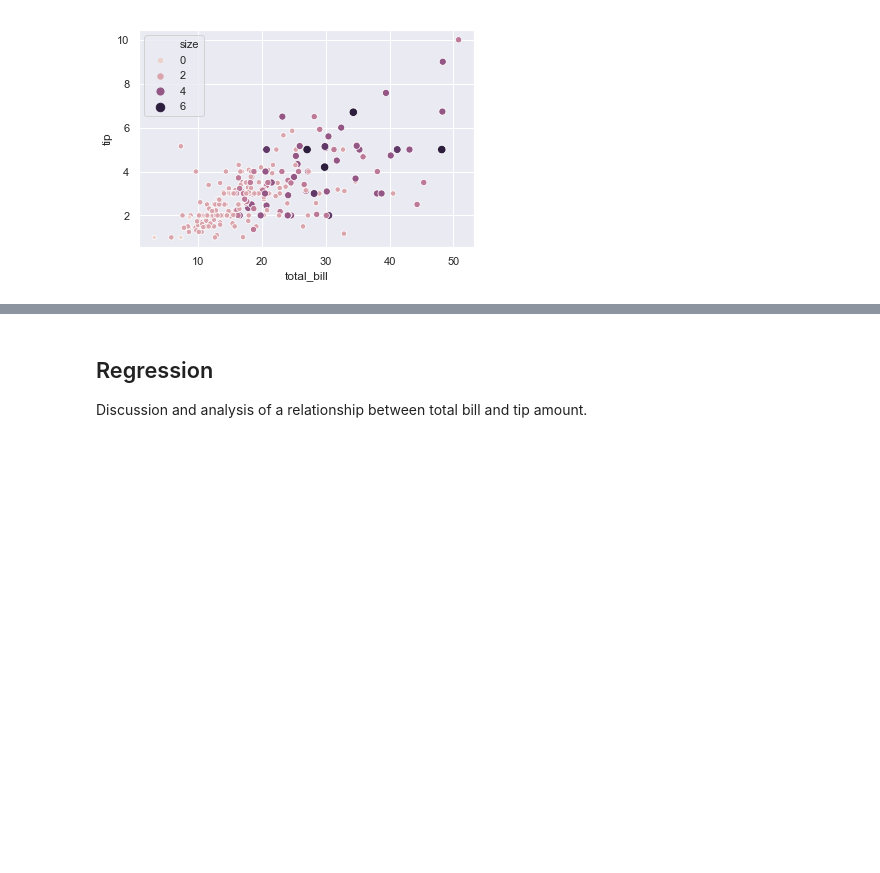
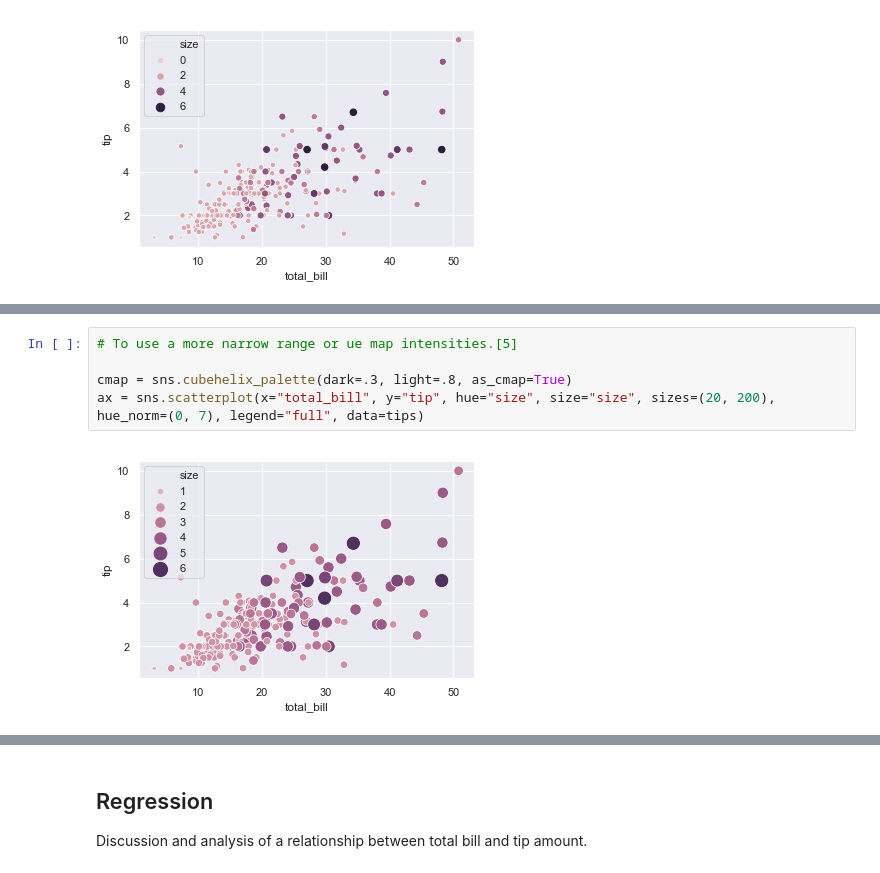
Before and after one commit to zaraquail/Tips-data-set-Fundamentals-of-Data-Analysis-Assessment-2019, a Jupyter notebook: Tips data set assignment.ipynb, the cells around one changed output, grey strips where cells are left out. Drawn from its saved outputs; the diff is of its cells as text; blank space fills up the shorter version.

```diff
--- a/Tips data set assignment.ipynb
+++ b/Tips data set assignment.ipynb
@@ -129,0 +144,7 @@ ax = sns.scatterplot(x="total_bill", y="tip", hue="size", size="size", data=tips
+# %%
+# To use a more narrow range or ue map intensities.[5]
+
+cmap = sns.cubehelix_palette(dark=.3, light=.8, as_cmap=True)
+ax = sns.scatterplot(x="total_bill", y="tip", hue="size", size="size", sizes=(20, 200), hue_norm=(0, 7), legend="full", data=tips)
+# %% [output]
+[figure, added]
```
Also changed, not shown: parts of 5 cells of this notebook.
